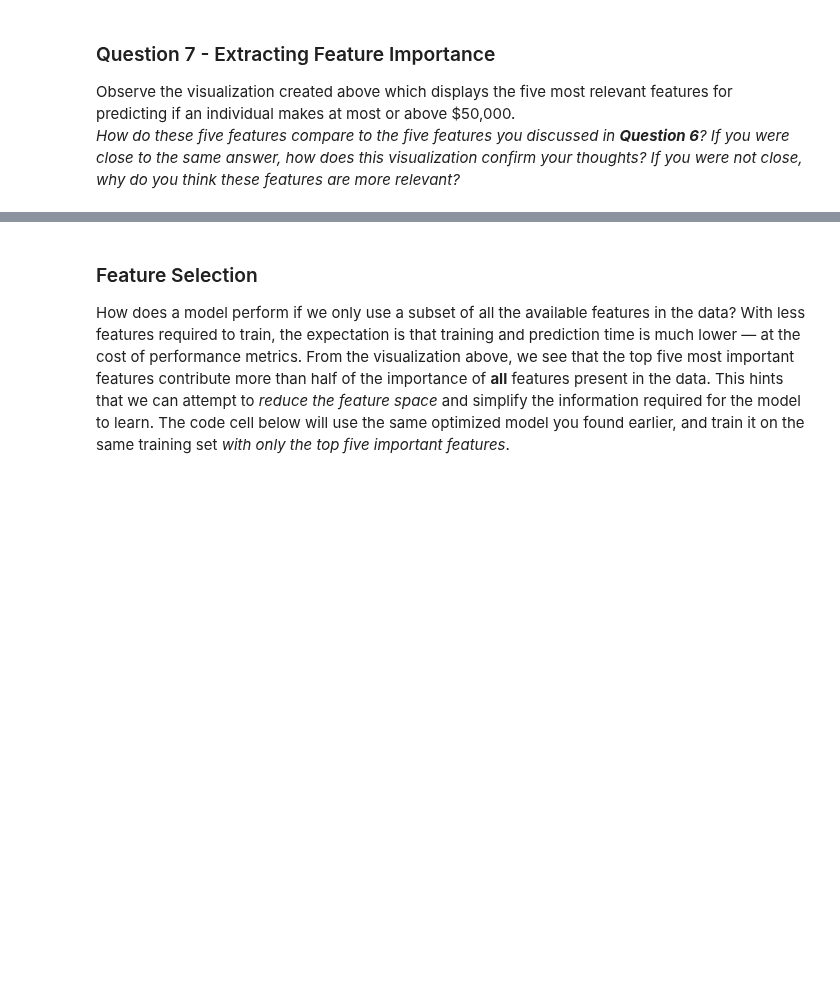
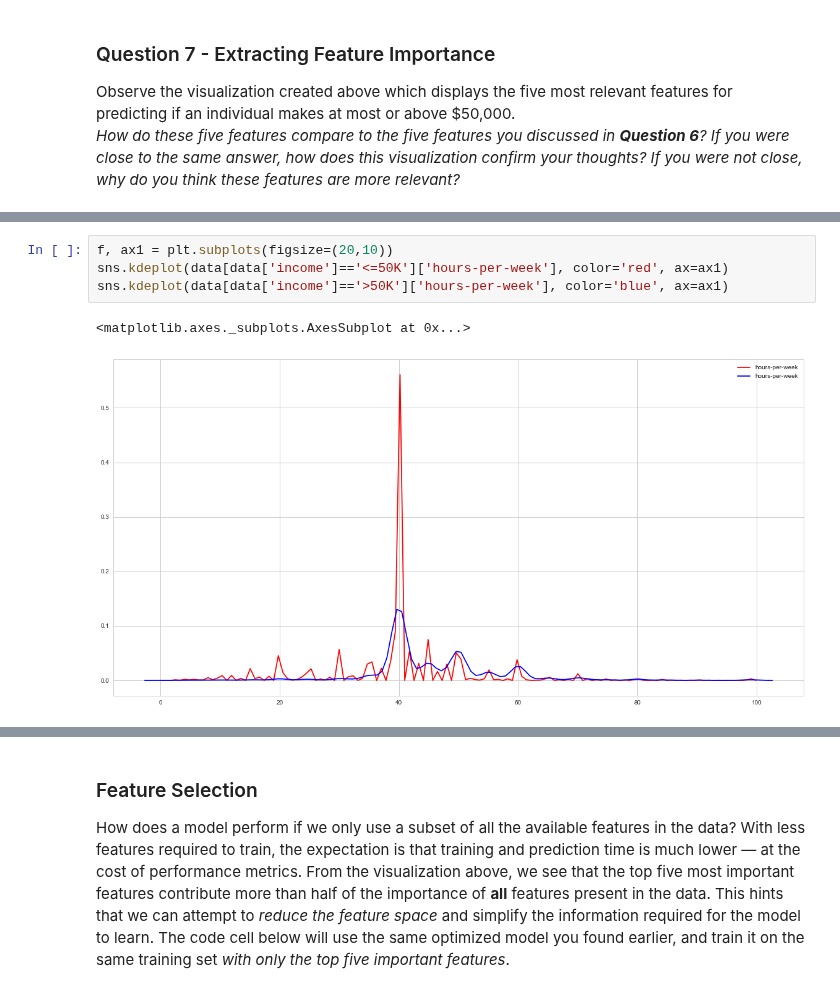
Before and after one commit to NekuSakuraba/machine-learning, a Jupyter notebook: projects/finding_donors/finding_donors.ipynb, the cells around one changed output, grey strips where cells are left out. Drawn from its saved outputs; the diff is of its cells as text; blank space fills up the shorter version.

```diff
--- a/projects/finding_donors/finding_donors.ipynb
+++ b/projects/finding_donors/finding_donors.ipynb
@@ -700,0 +742,7 @@ The ones that I didn't expected make sense. The more the time you spend working,
+# %%
+f, ax1 = plt.subplots(figsize=(20,10))
+sns.kdeplot(data[data['income']=='<=50K']['hours-per-week'], color='red', ax=ax1)
+sns.kdeplot(data[data['income']=='>50K']['hours-per-week'], color='blue', ax=ax1)
+# %% [output]
+<matplotlib.axes._subplots.AxesSubplot at 0x...>
+[figure, added]
```
Also changed, not shown: parts of 16 cells of this notebook, 1 other file.
